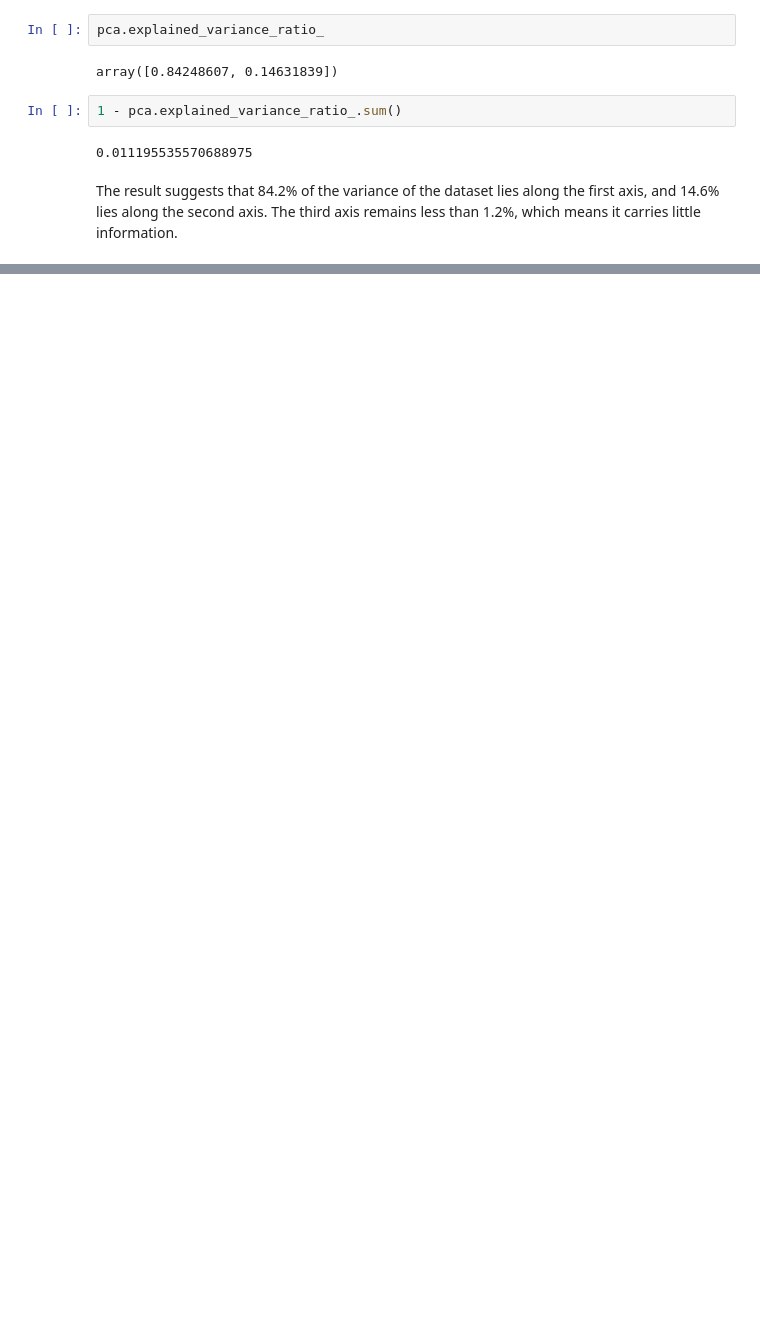
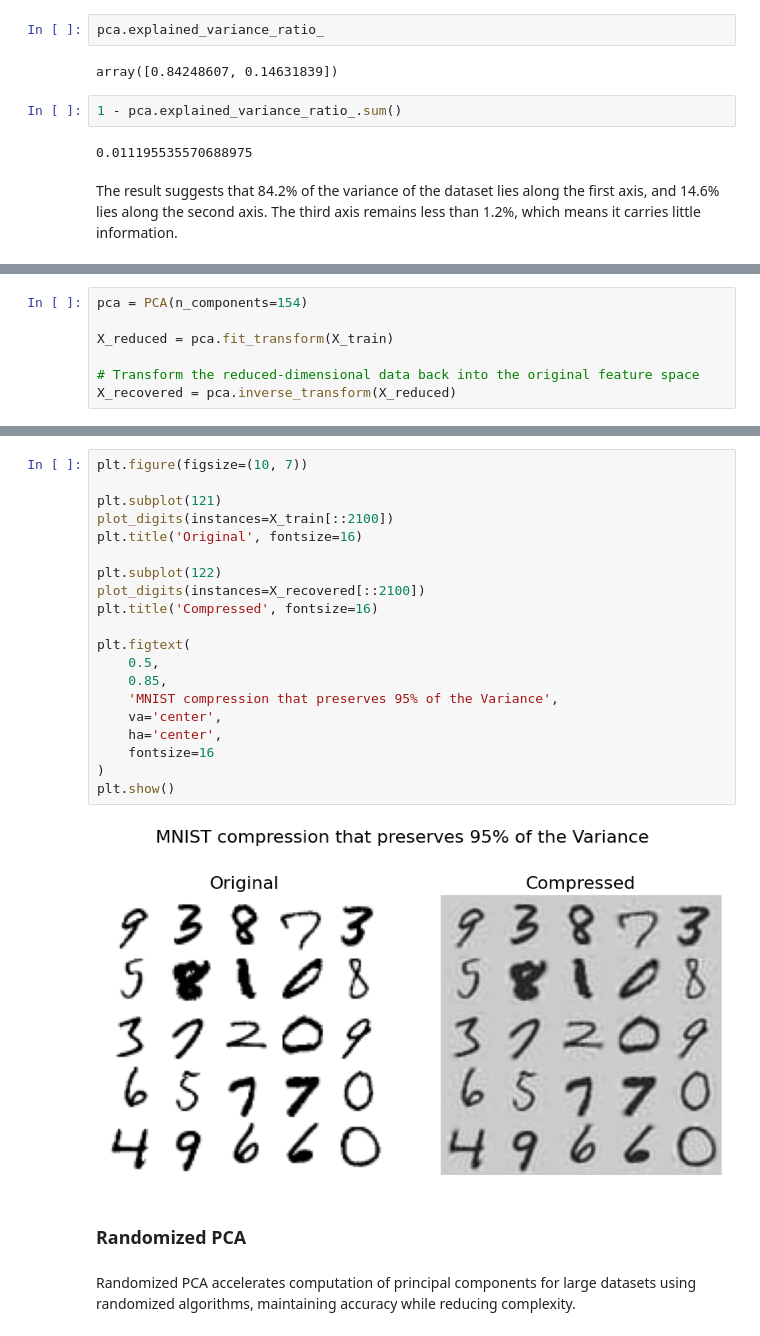
Before and after one commit to Ivan-Grigorev/Hands_On_ML, a Jupyter notebook: chapter_08.ipynb, the cells around one changed output, grey strips where cells are left out. Saved outputs shown, nothing was run; the diff lists cells and outputs as text; blank space fills up the shorter version.

```diff
--- a/chapter_08.ipynb
+++ b/chapter_08.ipynb
@@ -143,0 +230,7 @@ The result suggests that 84.2% of the variance of the dataset lies along the fir
+# %%
+pca = PCA(n_components=154)
+
+X_reduced = pca.fit_transform(X_train)
+
+# Transform the reduced-dimensional data back into the original feature space
+X_recovered = pca.inverse_transform(X_reduced)
@@ -143,0 +270,26 @@ The result suggests that 84.2% of the variance of the dataset lies along the fir
+# %%
+plt.figure(figsize=(10, 7))
+
+plt.subplot(121)
+plot_digits(instances=X_train[::2100])
+plt.title('Original', fontsize=16)
+
+plt.subplot(122)
+plot_digits(instances=X_recovered[::2100])
+plt.title('Compressed', fontsize=16)
+
+plt.figtext(
+    0.5,
+    0.85,
+    'MNIST compression that preserves 95% of the Variance',
+    va='center',
+    ha='center',
+    fontsize=16
+)
+plt.show()
+# %% [output]
+[figure, added]
+# %% [markdown]
+<h3>Randomized PCA</h3>
+# %% [markdown]
+Randomized PCA accelerates computation of principal components for large datasets using randomized algorithms, maintaining accuracy while reducing complexity.
```
Also changed, not shown: parts of 49 cells of this notebook.
